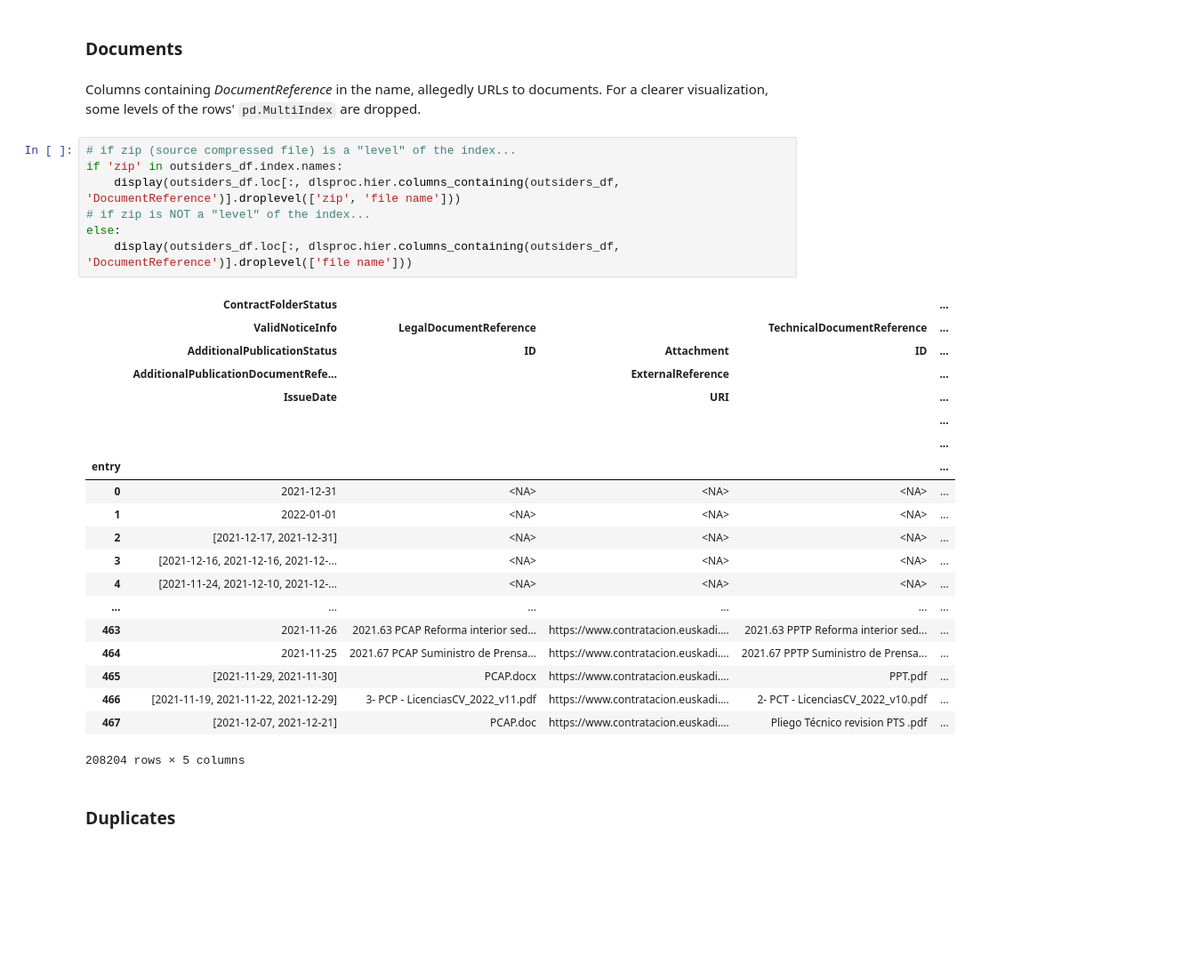
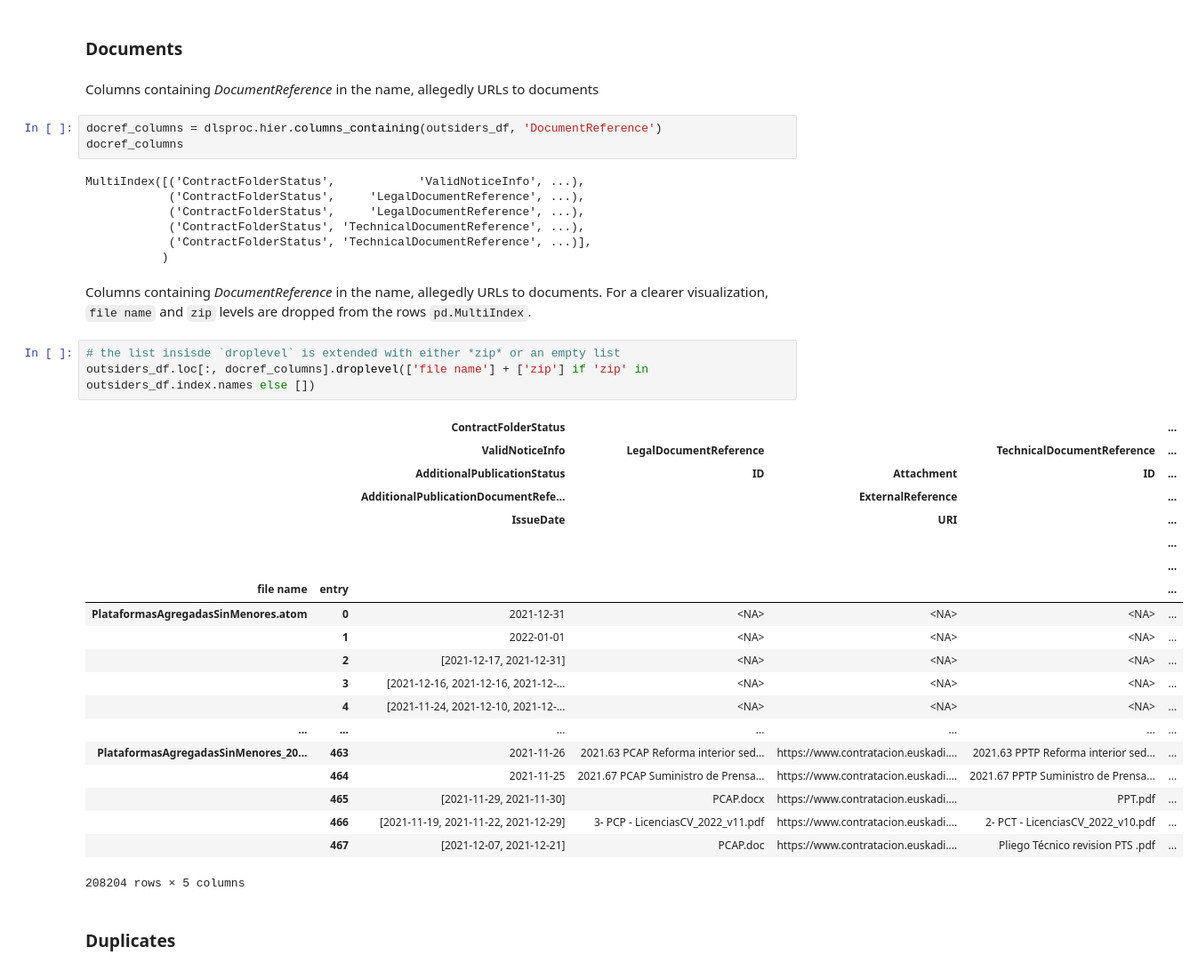
Before and after one commit to manuvazquez/dlsproc, a Jupyter notebook: reports/2021.ipynb, the cells around one changed output. Shown at 89% size. Saved outputs shown, nothing was run; the diff lists cells and outputs as text; blank space fills up the shorter version.

```diff
--- a/reports/2021.ipynb
+++ b/reports/2021.ipynb
@@ -227,34 +245,42 @@ number_amount_df.sort_values('amount', ascending=False)
 # %% [markdown]
 ### Documents
 # %% [markdown]
-Columns containing *DocumentReference* in the name, allegedly URLs to documents. For a clearer visualization, some levels of the rows' `pd.MultiIndex` are dropped.
+Columns containing *DocumentReference* in the name, allegedly URLs to documents
+# %%
+docref_columns = dlsproc.hier.columns_containing(outsiders_df, 'DocumentReference')
+docref_columns
+# %% [output]
+MultiIndex([('ContractFolderStatus',            'ValidNoticeInfo', ...),
+            ('ContractFolderStatus',     'LegalDocumentReference', ...),
+            ('ContractFolderStatus',     'LegalDocumentReference', ...),
+            ('ContractFolderStatus', 'TechnicalDocumentReference', ...),
+            ('ContractFolderStatus', 'TechnicalDocumentReference', ...)],
+           )
+# %% [markdown]
+Columns containing *DocumentReference* in the name, allegedly URLs to documents. For a clearer visualization, `file name` and `zip` levels are dropped from the rows `pd.MultiIndex`.
 # %%
-# if zip (source compressed file) is a "level" of the index...
-if 'zip' in outsiders_df.index.names:
-    display(outsiders_df.loc[:, dlsproc.hier.columns_containing(outsiders_df, 'DocumentReference')].droplevel(['zip', 'file name']))
-# if zip is NOT a "level" of the index...
-else:
-    display(outsiders_df.loc[:, dlsproc.hier.columns_containing(outsiders_df, 'DocumentReference')].droplevel(['file name']))
+# the list insisde `droplevel` is extended with either *zip* or an empty list
+outsiders_df.loc[:, docref_columns].droplevel(['file name'] + ['zip'] if 'zip' in outsiders_df.index.names else [])
 # %% [output]
-|  | ContractFolderStatus |  |  |  | ... |
-|  | ValidNoticeInfo | LegalDocumentReference |  | TechnicalDocumentReference | ... |
-|  | AdditionalPublicationStatus | ID | Attachment | ID | ... |
-|  | AdditionalPublicationDocumentRefe... |  | ExternalReference |  | ... |
-|  | IssueDate |  | URI |  | ... |
-|  |  |  |  |  | ... |
-|  |  |  |  |  | ... |
-| entry |  |  |  |  | ... |
-| 0 | 2021-12-31 | <NA> | <NA> | <NA> | ... |
-| 1 | 2022-01-01 | <NA> | <NA> | <NA> | ... |
-| 2 | [2021-12-17, 2021-12-31] | <NA> | <NA> | <NA> | ... |
-| 3 | [2021-12-16, 2021-12-16, 2021-12-... | <NA> | <NA> | <NA> | ... |
-| 4 | [2021-11-24, 2021-12-10, 2021-12-... | <NA> | <NA> | <NA> | ... |
-| ... | ... | ... | ... | ... | ... |
-| 463 | 2021-11-26 | 2021.63 PCAP Reforma interior sed... | https://www.contratacion.euskadi.... | 2021.63 PPTP Reforma interior sed... | ... |
-| 464 | 2021-11-25 | 2021.67 PCAP Suministro de Prensa... | https://www.contratacion.euskadi.... | 2021.67 PPTP Suministro de Prensa... | ... |
-| 465 | [2021-11-29, 2021-11-30] | PCAP.docx | https://www.contratacion.euskadi.... | PPT.pdf | ... |
-| 466 | [2021-11-19, 2021-11-22, 2021-12-29] | 3- PCP - LicenciasCV_2022_v11.pdf | https://www.contratacion.euskadi.... | 2- PCT - LicenciasCV_2022_v10.pdf | ... |
-| 467 | [2021-12-07, 2021-12-21] | PCAP.doc | https://www.contratacion.euskadi.... | Pliego Técnico revision PTS .pdf | ... |
+|  |  | ContractFolderStatus |  |  |  | ... |
+|  |  | ValidNoticeInfo | LegalDocumentReference |  | TechnicalDocumentReference | ... |
+|  |  | AdditionalPublicationStatus | ID | Attachment | ID | ... |
+|  |  | AdditionalPublicationDocumentRefe... |  | ExternalReference |  | ... |
+|  |  | IssueDate |  | URI |  | ... |
+|  |  |  |  |  |  | ... |
+|  |  |  |  |  |  | ... |
+| file name | entry |  |  |  |  | ... |
+| PlataformasAgregadasSinMenores.atom | 0 | 2021-12-31 | <NA> | <NA> | <NA> | ... |
+|  | 1 | 2022-01-01 | <NA> | <NA> | <NA> | ... |
+|  | 2 | [2021-12-17, 2021-12-31] | <NA> | <NA> | <NA> | ... |
+|  | 3 | [2021-12-16, 2021-12-16, 2021-12-... | <NA> | <NA> | <NA> | ... |
+|  | 4 | [2021-11-24, 2021-12-10, 2021-12-... | <NA> | <NA> | <NA> | ... |
+| ... | ... | ... | ... | ... | ... | ... |
+| PlataformasAgregadasSinMenores_20... | 463 | 2021-11-26 | 2021.63 PCAP Reforma interior sed... | https://www.contratacion.euskadi.... | 2021.63 PPTP Reforma interior sed... | ... |
+|  | 464 | 2021-11-25 | 2021.67 PCAP Suministro de Prensa... | https://www.contratacion.euskadi.... | 2021.67 PPTP Suministro de Prensa... | ... |
+|  | 465 | [2021-11-29, 2021-11-30] | PCAP.docx | https://www.contratacion.euskadi.... | PPT.pdf | ... |
+|  | 466 | [2021-11-19, 2021-11-22, 2021-12-29] | 3- PCP - LicenciasCV_2022_v11.pdf | https://www.contratacion.euskadi.... | 2- PCT - LicenciasCV_2022_v10.pdf | ... |
+|  | 467 | [2021-12-07, 2021-12-21] | PCAP.doc | https://www.contratacion.euskadi.... | Pliego Técnico revision PTS .pdf | ... |
 208204 rows × 5 columns
 # %% [markdown]
 ### Duplicates
```
Also changed, not shown: parts of 30 cells of this notebook, 8 other files.
